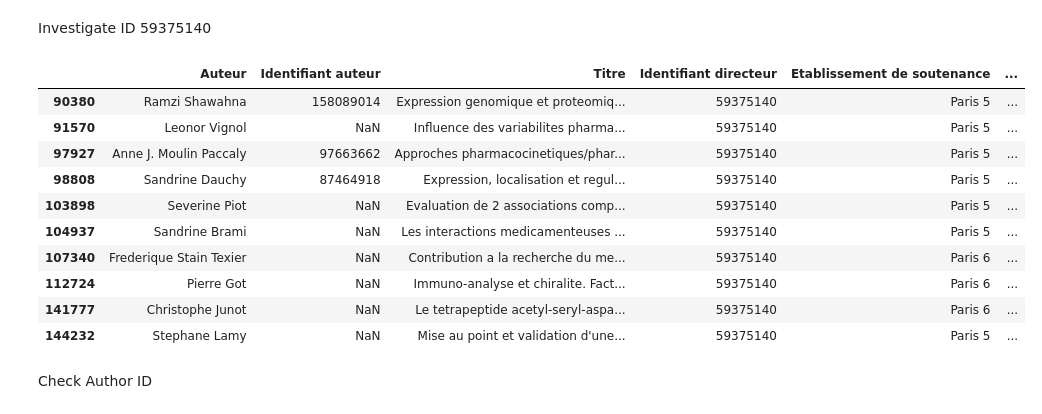
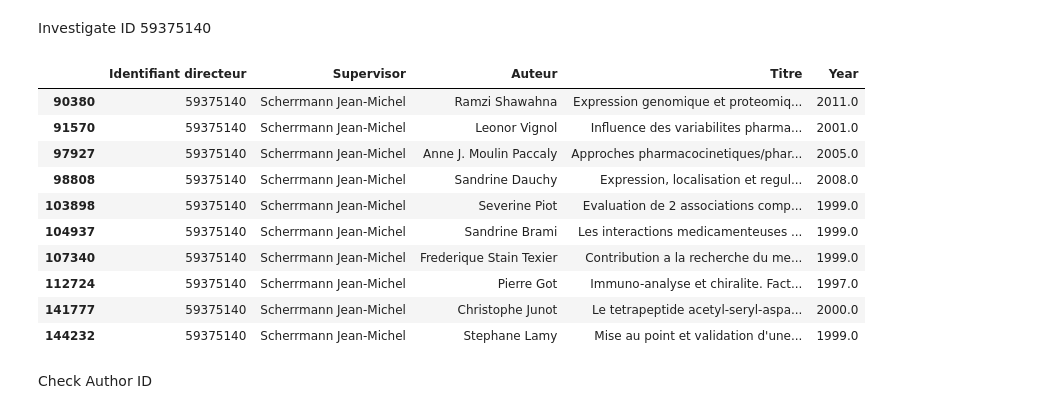
Before and after one commit to buu-nguyen/PIB3-DataWrangling, a Jupyter notebook: dealing_with_missing_data.ipynb, the cells around one changed output. Saved outputs shown, nothing was run; the diff lists cells and outputs as text; code cells hidden in the pictures.

```diff
--- a/dealing_with_missing_data.ipynb
+++ b/dealing_with_missing_data.ipynb
@@ -183,19 +187,19 @@ print(df_outliers.groupby('Supervisor').count().shape[0]) # Number of different
 # %% [markdown]
 Investigate ID 59375140
 # %%
-df[df['Identifiant directeur'] == '59375140'].head(10)
+df[df['Identifiant directeur'] == '59375140'].head(10)[['Identifiant directeur', 'Supervisor', 'Auteur', 'Titre', 'Year']]
 # %% [output]
-|  | Auteur | Identifiant auteur | Titre | Identifiant directeur | Etablissement de soutenance | ... |
-| 90380 | Ramzi Shawahna | 158089014 | Expression genomique et proteomiq... | 59375140 | Paris 5 | ... |
-| 91570 | Leonor Vignol | NaN | Influence des variabilites pharma... | 59375140 | Paris 5 | ... |
-| 97927 | Anne J. Moulin Paccaly | 97663662 | Approches pharmacocinetiques/phar... | 59375140 | Paris 5 | ... |
-| 98808 | Sandrine Dauchy | 87464918 | Expression, localisation et regul... | 59375140 | Paris 5 | ... |
-| 103898 | Severine Piot | NaN | Evaluation de 2 associations comp... | 59375140 | Paris 5 | ... |
-| 104937 | Sandrine Brami | NaN | Les interactions medicamenteuses ... | 59375140 | Paris 5 | ... |
-| 107340 | Frederique Stain Texier | NaN | Contribution a la recherche du me... | 59375140 | Paris 6 | ... |
-| 112724 | Pierre Got | NaN | Immuno-analyse et chiralite. Fact... | 59375140 | Paris 6 | ... |
-| 141777 | Christophe Junot | NaN | Le tetrapeptide acetyl-seryl-aspa... | 59375140 | Paris 6 | ... |
-| 144232 | Stephane Lamy | NaN | Mise au point et validation d'une... | 59375140 | Paris 5 | ... |
+|  | Identifiant directeur | Supervisor | Auteur | Titre | Year |
+| 90380 | 59375140 | Scherrmann Jean-Michel | Ramzi Shawahna | Expression genomique et proteomiq... | 2011.0 |
+| 91570 | 59375140 | Scherrmann Jean-Michel | Leonor Vignol | Influence des variabilites pharma... | 2001.0 |
+| 97927 | 59375140 | Scherrmann Jean-Michel | Anne J. Moulin Paccaly | Approches pharmacocinetiques/phar... | 2005.0 |
+| 98808 | 59375140 | Scherrmann Jean-Michel | Sandrine Dauchy | Expression, localisation et regul... | 2008.0 |
+| 103898 | 59375140 | Scherrmann Jean-Michel | Severine Piot | Evaluation de 2 associations comp... | 1999.0 |
+| 104937 | 59375140 | Scherrmann Jean-Michel | Sandrine Brami | Les interactions medicamenteuses ... | 1999.0 |
+| 107340 | 59375140 | Scherrmann Jean-Michel | Frederique Stain Texier | Contribution a la recherche du me... | 1999.0 |
+| 112724 | 59375140 | Scherrmann Jean-Michel | Pierre Got | Immuno-analyse et chiralite. Fact... | 1997.0 |
+| 141777 | 59375140 | Scherrmann Jean-Michel | Christophe Junot | Le tetrapeptide acetyl-seryl-aspa... | 2000.0 |
+| 144232 | 59375140 | Scherrmann Jean-Michel | Stephane Lamy | Mise au point et validation d'une... | 1999.0 |
 # %% [markdown]
 Check Author ID
 # %%
```
Also changed, not shown: parts of 18 cells of this notebook, 5 other files.
